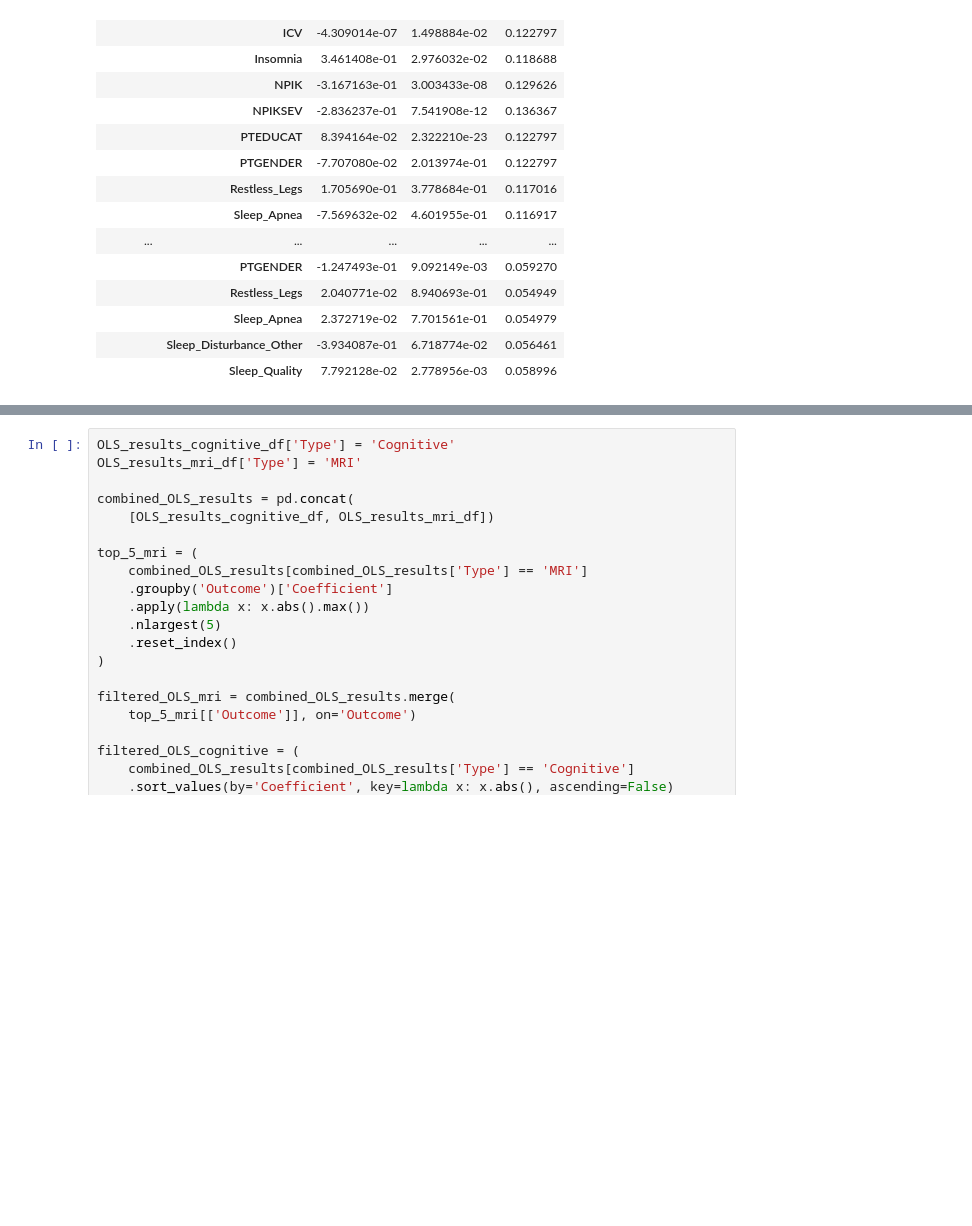
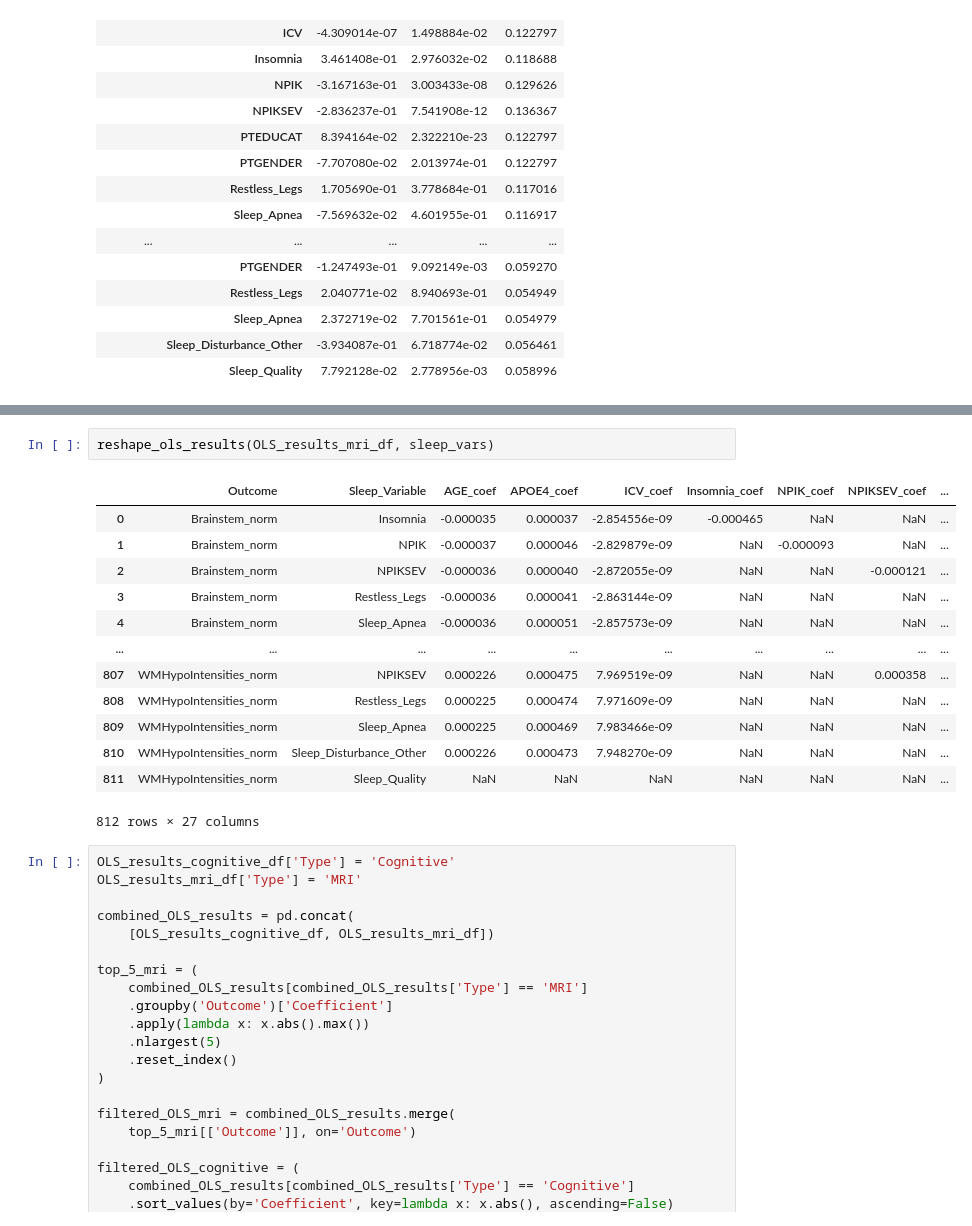
Before and after one commit to Da4kek/AD-Sleep, a Jupyter notebook: modeling-2.ipynb, the cells around one changed output, grey strips where cells are left out. Drawn from its saved outputs; the diff is of its cells as text; blank space fills up the shorter version.

```diff
--- a/modeling-2.ipynb
+++ b/modeling-2.ipynb
@@ -319,3 +365,19 @@ OLS_results_cognitive_df.groupby(['Outcome','Feature']).mean()
+# %%
+reshape_ols_results(OLS_results_mri_df, sleep_vars)
+# %% [output]
+|  | Outcome | Sleep_Variable | AGE_coef | APOE4_coef | ICV_coef | Insomnia_coef | NPIK_coef | NPIKSEV_coef | ... |
+| 0 | Brainstem_norm | Insomnia | -0.000035 | 0.000037 | -2.854556e-09 | -0.000465 | NaN | NaN | ... |
+| 1 | Brainstem_norm | NPIK | -0.000037 | 0.000046 | -2.829879e-09 | NaN | -0.000093 | NaN | ... |
+| 2 | Brainstem_norm | NPIKSEV | -0.000036 | 0.000040 | -2.872055e-09 | NaN | NaN | -0.000121 | ... |
+| 3 | Brainstem_norm | Restless_Legs | -0.000036 | 0.000041 | -2.863144e-09 | NaN | NaN | NaN | ... |
+| 4 | Brainstem_norm | Sleep_Apnea | -0.000036 | 0.000051 | -2.857573e-09 | NaN | NaN | NaN | ... |
+| ... | ... | ... | ... | ... | ... | ... | ... | ... | ... |
+| 807 | WMHypoIntensities_norm | NPIKSEV | 0.000226 | 0.000475 | 7.969519e-09 | NaN | NaN | 0.000358 | ... |
+| 808 | WMHypoIntensities_norm | Restless_Legs | 0.000225 | 0.000474 | 7.971609e-09 | NaN | NaN | NaN | ... |
+| 809 | WMHypoIntensities_norm | Sleep_Apnea | 0.000225 | 0.000469 | 7.983466e-09 | NaN | NaN | NaN | ... |
+| 810 | WMHypoIntensities_norm | Sleep_Disturbance_Other | 0.000226 | 0.000473 | 7.948270e-09 | NaN | NaN | NaN | ... |
+| 811 | WMHypoIntensities_norm | Sleep_Quality | NaN | NaN | NaN | NaN | NaN | NaN | ... |
+812 rows × 27 columns
 # %%
 OLS_results_cognitive_df['Type'] = 'Cognitive'
 OLS_results_mri_df['Type'] = 'MRI'
```
Also changed, not shown: parts of 3 cells of this notebook, 1 other file.
